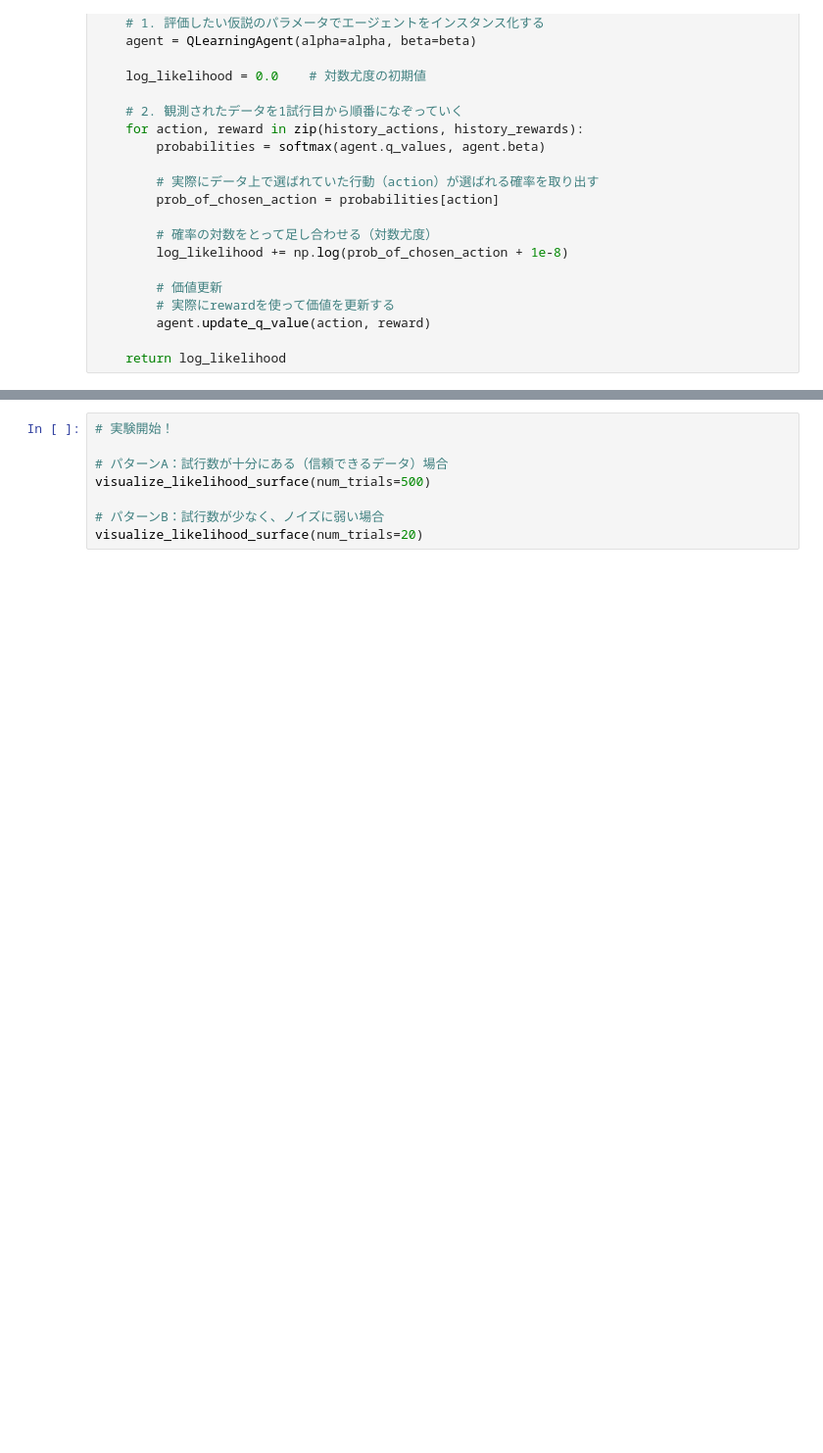
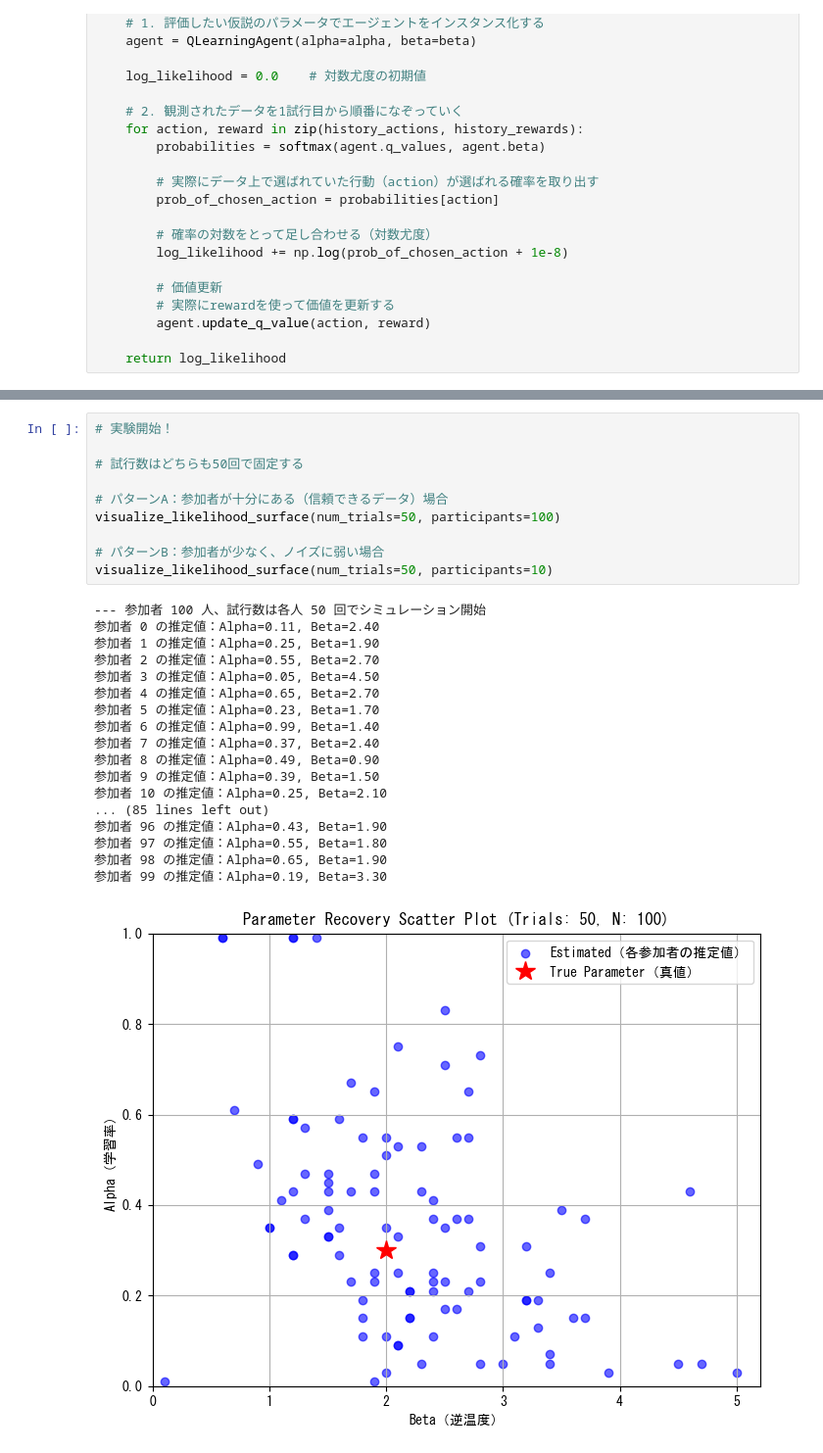
Before and after one commit to Cyril0430/my_programming_studynote, a Jupyter notebook: machine_learning/individual-level_data_analysis/main.ipynb, the cells around one changed output, grey strips where cells are left out. Shown at 98% size. Cells and saved outputs as stored; diff of their text form; blank space fills up the shorter version.

```diff
--- a/machine_learning/individual-level_data_analysis/main.ipynb
+++ b/machine_learning/individual-level_data_analysis/main.ipynb
@@ -97,8 +127,29 @@ def visualize_likelihood_surface(num_trials):
 # %%
 # 実験開始！
 
-# パターンA：試行数が十分にある（信頼できるデータ）場合
-visualize_likelihood_surface(num_trials=500)
+# 試行数はどちらも50回で固定する
 
-# パターンB：試行数が少なく、ノイズに弱い場合
-visualize_likelihood_surface(num_trials=20)
+# パターンA：参加者が十分にある（信頼できるデータ）場合
+visualize_likelihood_surface(num_trials=50, participants=100)
+
+# パターンB：参加者が少なく、ノイズに弱い場合
+visualize_likelihood_surface(num_trials=50, participants=10)
+# %% [output]
+--- 参加者 100 人、試行数は各人 50 回でシミュレーション開始
+参加者 0 の推定値：Alpha=0.11, Beta=2.40
+参加者 1 の推定値：Alpha=0.25, Beta=1.90
+参加者 2 の推定値：Alpha=0.55, Beta=2.70
+参加者 3 の推定値：Alpha=0.05, Beta=4.50
+参加者 4 の推定値：Alpha=0.65, Beta=2.70
+参加者 5 の推定値：Alpha=0.23, Beta=1.70
+参加者 6 の推定値：Alpha=0.99, Beta=1.40
+参加者 7 の推定値：Alpha=0.37, Beta=2.40
+参加者 8 の推定値：Alpha=0.49, Beta=0.90
+参加者 9 の推定値：Alpha=0.39, Beta=1.50
+参加者 10 の推定値：Alpha=0.25, Beta=2.10
+... (85 lines left out)
+参加者 96 の推定値：Alpha=0.43, Beta=1.90
+参加者 97 の推定値：Alpha=0.55, Beta=1.80
+参加者 98 の推定値：Alpha=0.65, Beta=1.90
+参加者 99 の推定値：Alpha=0.19, Beta=3.30
+[figure, added]
```
Also changed, not shown: parts of 3 cells of this notebook.
